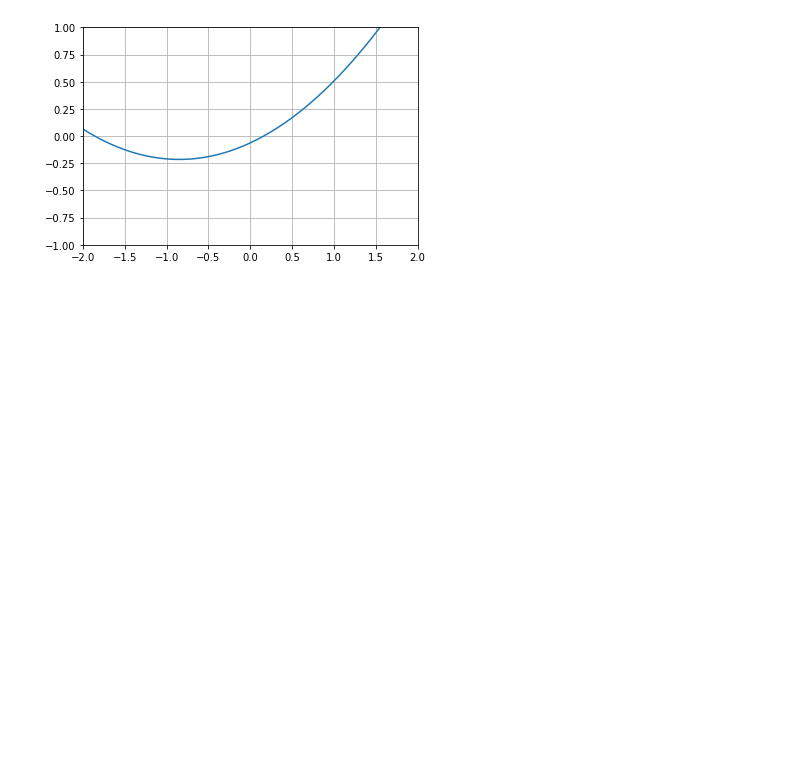
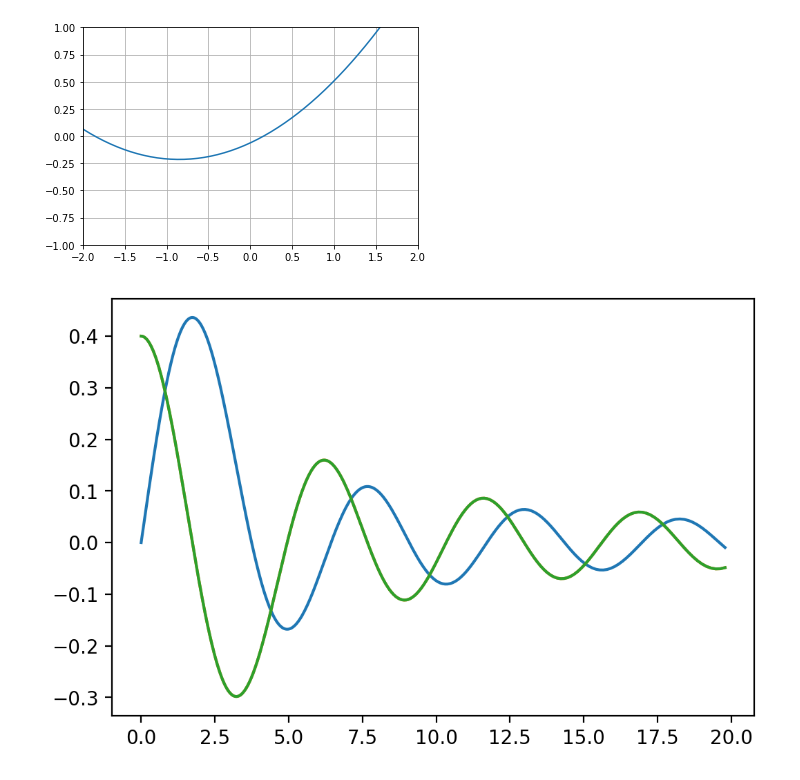
Before and after one commit to dceresoli/PStudio, a Jupyter notebook: notebooks/test-pseudize-RRKJ.ipynb, the cells around one changed output. Drawn from its saved outputs; the diff is of its cells as text; code cells hidden in the pictures; blank space fills up the shorter version.

Commit message:
explicit derivatives of the spherical Bessel functions

```diff
--- a/notebooks/test-pseudize-RRKJ.ipynb
+++ b/notebooks/test-pseudize-RRKJ.ipynb
@@ -129,0 +182,23 @@ Pseudizing n=2, l=1
+# %%
+l=1
+q = 1.2
+
+def d2spherical_jn(l,x):
+    a = (l*(l+1) - x*x)*spherical_jn(l,x) - 2*x*spherical_jn(l,x,True)
+    return a/(x*x)
+
+aa=600
+raa = r[:1800]
+
+fig = plt.figure(dpi=200)
+plt.plot(raa, spherical_jn(l,q*raa))
+plt.plot(raa, deriv1(lambda x: spherical_jn(l,q*x), raa))
+plt.plot(raa, q*spherical_jn(l,q*raa,True))
+
+#plt.plot(raa, d2spherical_jn(l,q*raa))
+
+#plt.xlim(0,0.01)
+
+plt.show()
+# %% [output]
+[figure, added]
```
Also changed, not shown: parts of 5 cells of this notebook, 28 other files.
